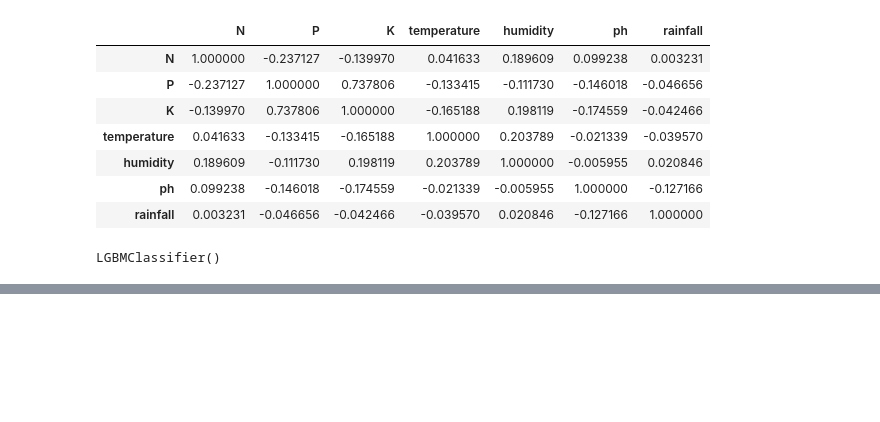
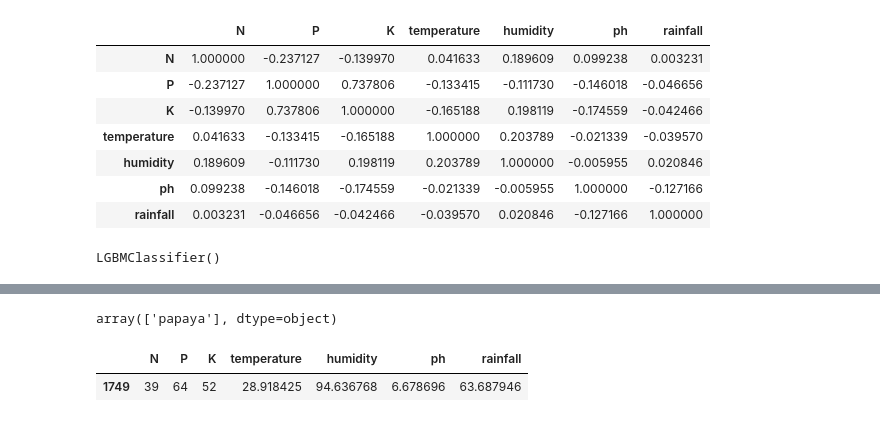
Before and after one commit to bhavish-1/Crop_Prediction_System, a Jupyter notebook: Tri_NitHackathon.ipynb, the cells around one changed output, grey strips where cells are left out. Drawn from its saved outputs; the diff is of its cells as text; code cells hidden in the pictures; blank space fills up the shorter version.

```diff
--- a/Tri_NitHackathon.ipynb
+++ b/Tri_NitHackathon.ipynb
@@ -275,0 +348,10 @@ array(['rice'], dtype=object)
+# %%
+result3 = model.predict(X_test[5:6])
+result3
+# %% [output]
+array(['papaya'], dtype=object)
+# %%
+X_test[5:6]
+# %% [output]
+|  | N | P | K | temperature | humidity | ph | rainfall |
+| 1749 | 39 | 64 | 52 | 28.918425 | 94.636768 | 6.678696 | 63.687946 |
```
Also changed, not shown: parts of 15 cells of this notebook.
